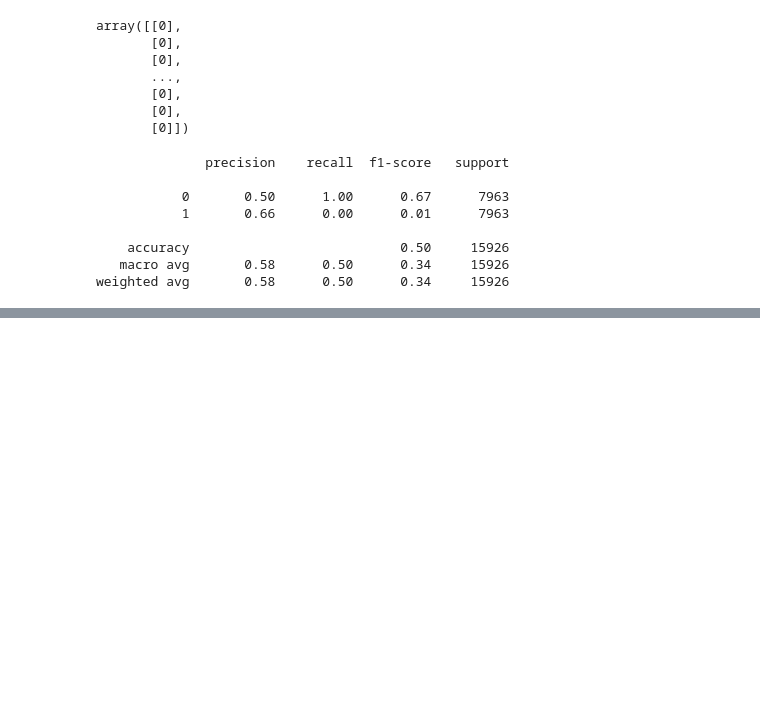
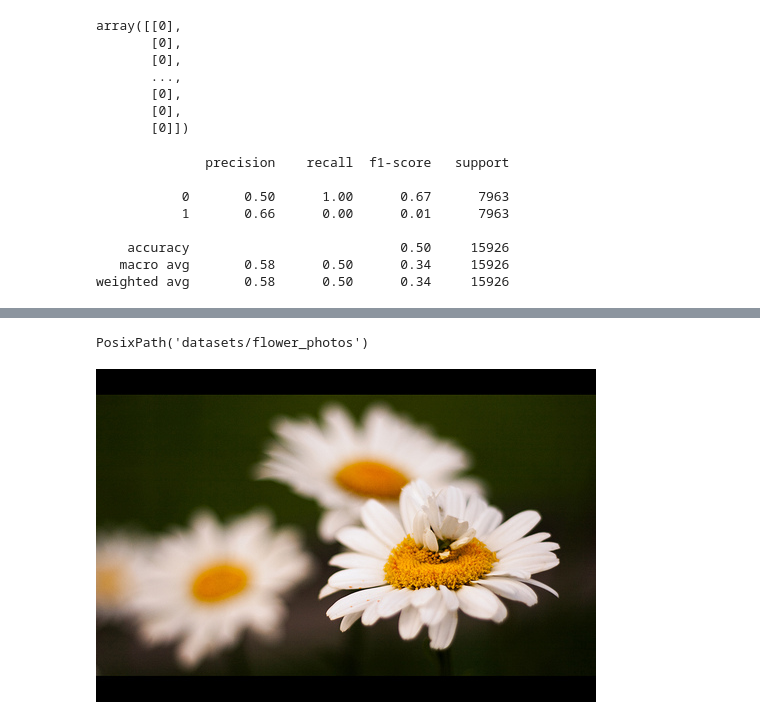
Before and after one commit to kailai-13/Neural_Networks_Hands_On, a Jupyter notebook: nnhandson_COLAB.ipynb, the cells around one changed output, grey strips where cells are left out. Drawn from its saved outputs; the diff is of its cells as text; code cells hidden in the pictures; blank space fills up the shorter version.

```diff
--- a/nnhandson_COLAB.ipynb
+++ b/nnhandson_COLAB.ipynb
@@ -562,0 +565,12 @@ weighted avg       0.58      0.50      0.34     15926
+# %%
+from tensorflow import keras
+import cv2
+import PIL
+import pathlib
+import matplotlib.pyplot as plt
+import numpy as np
+import pandas as pd
+url='https://storage.googleapis.com/download.tensorflow.org/example_images/flower_photos.tgz'
+# %%
+path = keras.utils.get_file('flower_photos', origin=url,cache_dir='.' ,untar=True)
+path
@@ -562,0 +581,11 @@ weighted avg       0.58      0.50      0.34     15926
+# %%
+dir1=pathlib.Path(path)
+dir1
+# %% [output]
+PosixPath('datasets/flower_photos')
+# %%
+l=list(dir1.glob('**/*.jpg'))
+# %%
+PIL.Image.open(str(l[1]))
+# %% [output]
+[figure, added]
```
Also changed, not shown: parts of 17 cells of this notebook.
